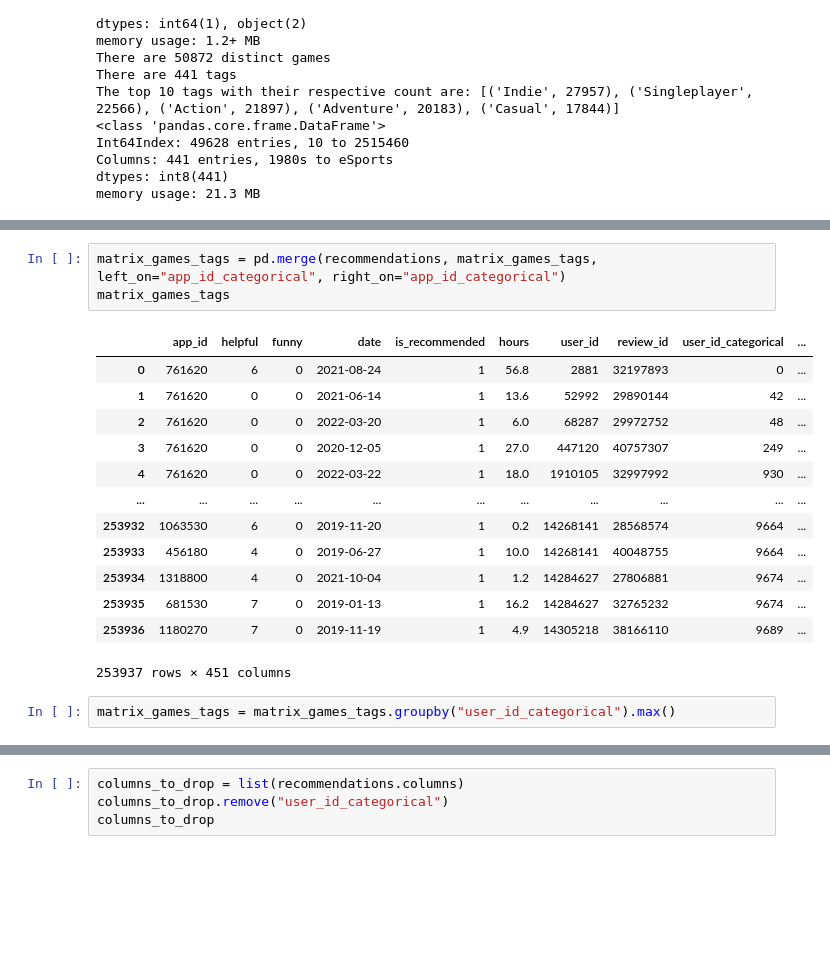
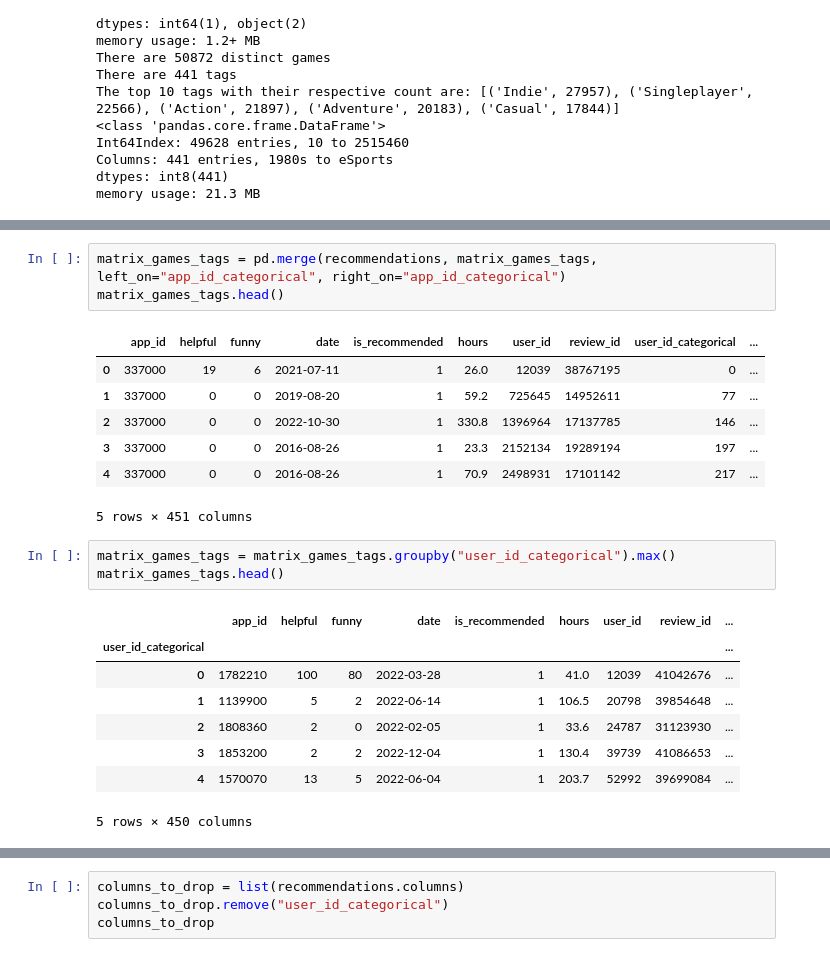
Before and after one commit to Rick0701/Videogames_Reccommendation, a Jupyter notebook: 12.Cluster_Analysis.ipynb, the cells around one changed output, grey strips where cells are left out. Cells and saved outputs as stored; diff of their text form; blank space fills up the shorter version.

```diff
--- a/12.Cluster_Analysis.ipynb
+++ b/12.Cluster_Analysis.ipynb
@@ -147,19 +87,23 @@ recommendations
 # %%
 matrix_games_tags = pd.merge(recommendations, matrix_games_tags, left_on="app_id_categorical", right_on="app_id_categorical")
-matrix_games_tags
+matrix_games_tags.head()
 # %% [output]
 |  | app_id | helpful | funny | date | is_recommended | hours | user_id | review_id | user_id_categorical | ... |
-| 0 | 761620 | 6 | 0 | 2021-08-24 | 1 | 56.8 | 2881 | 32197893 | 0 | ... |
-| 1 | 761620 | 0 | 0 | 2021-06-14 | 1 | 13.6 | 52992 | 29890144 | 42 | ... |
-| 2 | 761620 | 0 | 0 | 2022-03-20 | 1 | 6.0 | 68287 | 29972752 | 48 | ... |
-| 3 | 761620 | 0 | 0 | 2020-12-05 | 1 | 27.0 | 447120 | 40757307 | 249 | ... |
-| 4 | 761620 | 0 | 0 | 2022-03-22 | 1 | 18.0 | 1910105 | 32997992 | 930 | ... |
-| ... | ... | ... | ... | ... | ... | ... | ... | ... | ... | ... |
-| 253932 | 1063530 | 6 | 0 | 2019-11-20 | 1 | 0.2 | 14268141 | 28568574 | 9664 | ... |
-| 253933 | 456180 | 4 | 0 | 2019-06-27 | 1 | 10.0 | 14268141 | 40048755 | 9664 | ... |
-| 253934 | 1318800 | 4 | 0 | 2021-10-04 | 1 | 1.2 | 14284627 | 27806881 | 9674 | ... |
-| 253935 | 681530 | 7 | 0 | 2019-01-13 | 1 | 16.2 | 14284627 | 32765232 | 9674 | ... |
-| 253936 | 1180270 | 7 | 0 | 2019-11-19 | 1 | 4.9 | 14305218 | 38166110 | 9689 | ... |
+| 0 | 337000 | 19 | 6 | 2021-07-11 | 1 | 26.0 | 12039 | 38767195 | 0 | ... |
+| 1 | 337000 | 0 | 0 | 2019-08-20 | 1 | 59.2 | 725645 | 14952611 | 77 | ... |
+| 2 | 337000 | 0 | 0 | 2022-10-30 | 1 | 330.8 | 1396964 | 17137785 | 146 | ... |
+| 3 | 337000 | 0 | 0 | 2016-08-26 | 1 | 23.3 | 2152134 | 19289194 | 197 | ... |
+| 4 | 337000 | 0 | 0 | 2016-08-26 | 1 | 70.9 | 2498931 | 17101142 | 217 | ... |
-253937 rows × 451 columns
+5 rows × 451 columns
 # %%
 matrix_games_tags = matrix_games_tags.groupby("user_id_categorical").max()
+matrix_games_tags.head()
+# %% [output]
+|  | app_id | helpful | funny | date | is_recommended | hours | user_id | review_id | ... |
+| user_id_categorical |  |  |  |  |  |  |  |  | ... |
+| 0 | 1782210 | 100 | 80 | 2022-03-28 | 1 | 41.0 | 12039 | 41042676 | ... |
+| 1 | 1139900 | 5 | 2 | 2022-06-14 | 1 | 106.5 | 20798 | 39854648 | ... |
+| 2 | 1808360 | 2 | 0 | 2022-02-05 | 1 | 33.6 | 24787 | 31123930 | ... |
+| 3 | 1853200 | 2 | 2 | 2022-12-04 | 1 | 130.4 | 39739 | 41086653 | ... |
+| 4 | 1570070 | 13 | 5 | 2022-06-04 | 1 | 203.7 | 52992 | 39699084 | ... |
+5 rows × 450 columns
```
Also changed, not shown: parts of 31 cells of this notebook, 3 other files.
